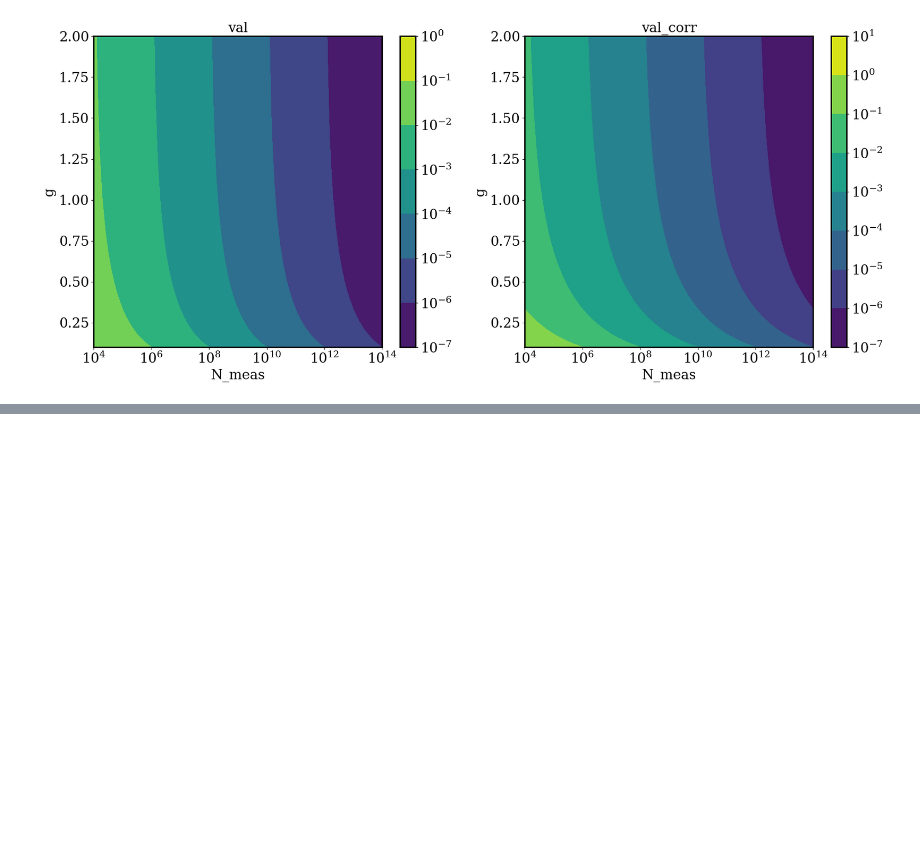
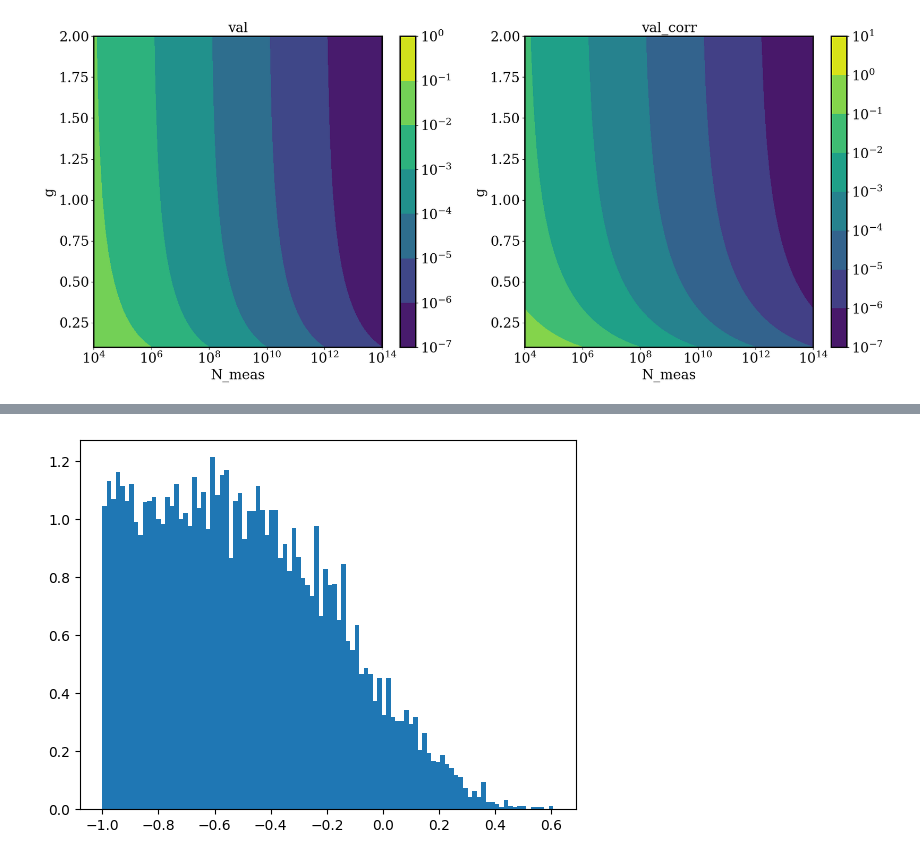
Before and after one commit to Mate1Coll/Neural-Network-in-Deep-Quantum-Classical-Architectures, a Jupyter notebook: test.ipynb, the cells around one changed output, grey strips where cells are left out. Cells and saved outputs as stored; diff of their text form; code cells hidden in the pictures; blank space fills up the shorter version.

```diff
--- a/test.ipynb
+++ b/test.ipynb
@@ -749,0 +757,15 @@ twodim_noise_plot(g_list=np.linspace(0.1, 2, num=100), N_meas_list=np.logspace(4
+# %%
+def is_density_matrix(rho, tol=1e-9):
+    if not isinstance(rho, qutip.Qobj):
+        return False
+    if not rho.isoper:
+        return False
+    if not rho.isherm:
+        return False
+    if abs(rho.tr() - 1) > tol:
+        return False
+    # Check positivity
+    eigs = rho.eigenenergies()
+    if min(eigs) < -tol:   # allow small negative numerical noise
+        return False
+    return True
@@ -749,0 +844,10 @@ twodim_noise_plot(g_list=np.linspace(0.1, 2, num=100), N_meas_list=np.logspace(4
+# %%
+sigma1_vals = np.array(sigma1_vals)
+sigma2_vals = np.array(sigma2_vals)
+sigma_int_vals = np.array(sigma_int_vals)
+
+plt.hist(sigma_int_vals[:,0], density=True,bins=100)
+plt.show()
+# plt.vlines(np.mean(c_vals), ymin=0, ymax=10)
+# %% [output]
+[figure, added]
```
Also changed, not shown: parts of 8 cells of this notebook, 7 other files.
